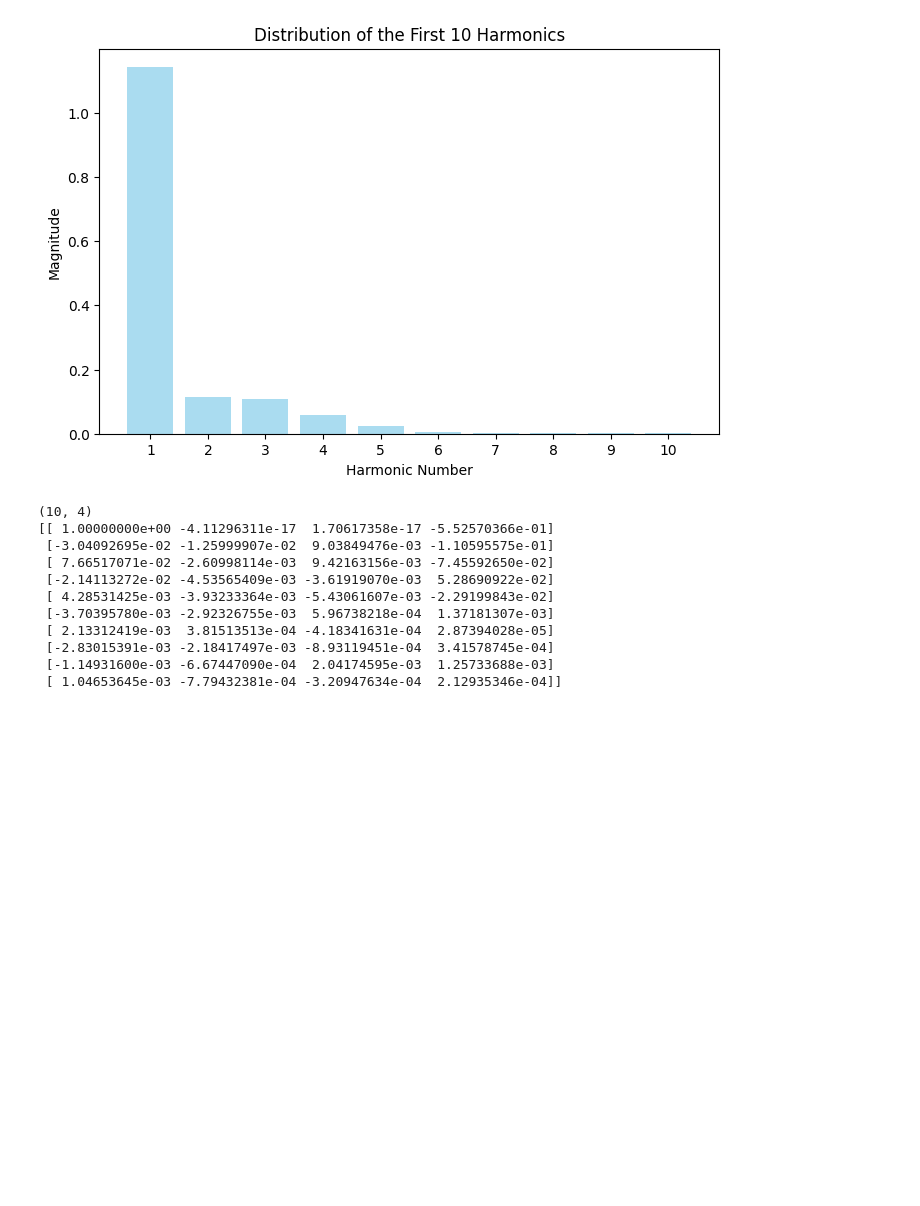
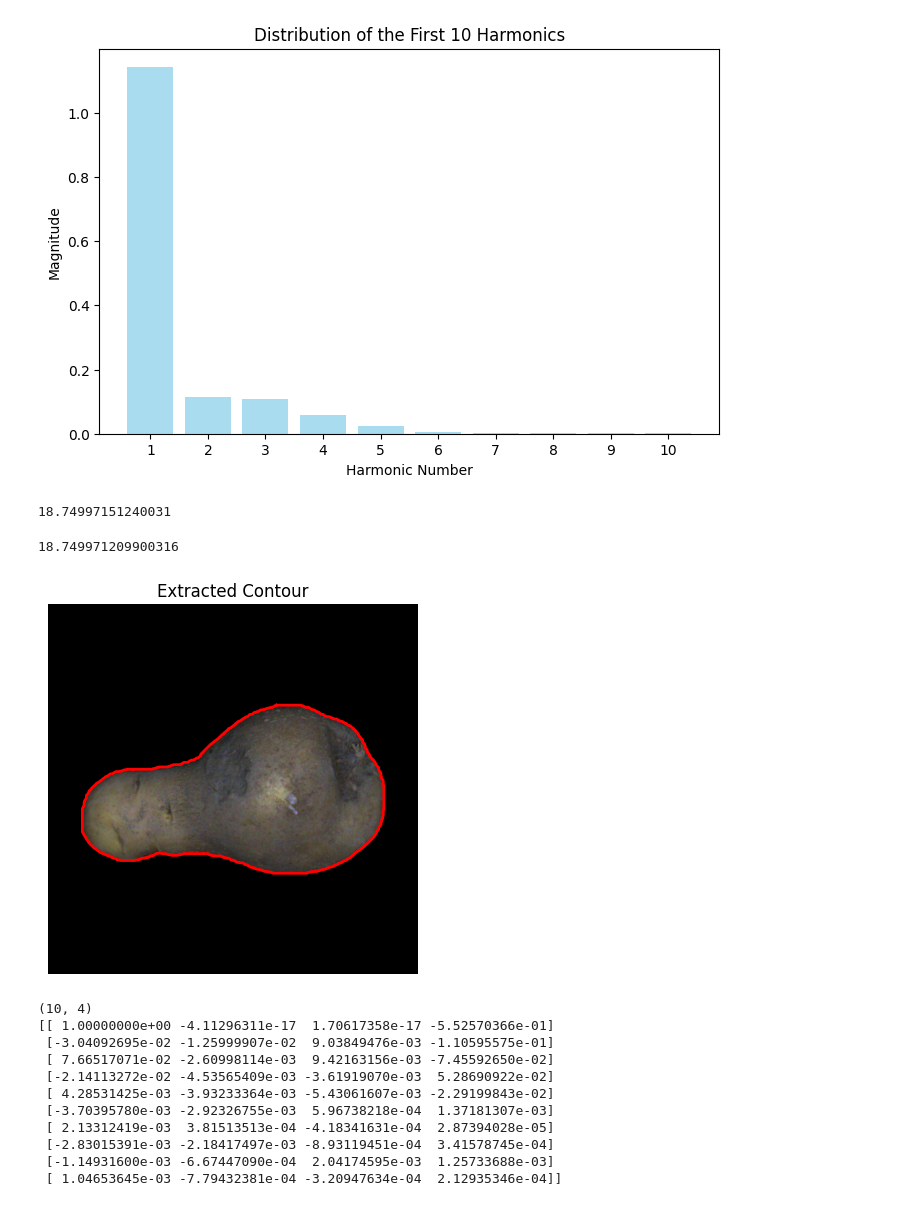
Before and after one commit to code-BSOD/malformed_potato, a Jupyter notebook: Fourier_Related/harmonics_with_separator.ipynb, the cells around one changed output. Drawn from its saved outputs; the diff is of its cells as text; code cells hidden in the pictures; blank space fills up the shorter version.

```diff
--- a/Fourier_Related/harmonics_with_separator.ipynb
+++ b/Fourier_Related/harmonics_with_separator.ipynb
@@ -97,7 +211,7 @@ def calculate_separator(efd_coeffs, m=3):
 # %% [markdown]
 # Test Case 1
 # %%
-case_1 = '/Users/mishkat/Documents/malformed_potato/potato_good_malformed/malformed_potatoes_fourier_3_class/bottleneck/sd_malformed_12_2_1_100_10.png'
+case_1 = '/home/mishkat/Documents/malformed_potato/potato_good_malformed/malformed_potatoes_fourier_3_class/bottleneck/sd_malformed_12_2_1_100_10.png'
 
 show_image(case_1)
 # %% [output]
@@ -110,6 +224,18 @@ first_10_harmonics_case_1 = compute_first_10_harmonics(contours_case_1)
 plot_harmonic_distribution(first_10_harmonics_case_1)
 # %% [output]
 [figure]
+# %%
+compute_S_only_positive(first_10_harmonics_case_1, m=3)
+# %% [output]
+18.74997151240031
+# %%
+calculate_separator_suggested_change(first_10_harmonics_case_1, m=3)
+# %% [output]
+18.749971209900316
+# %%
+contours_view = read_images_and_extract_contours_single_image_with_visualization([case_1])[0]
+# %% [output]
+[figure, added]
 # %%
 def calculate_separator_old(efd_coeffs):
     # Extract the first 10 harmonics
```
Also changed, not shown: parts of 7 cells of this notebook, 9 other files.
